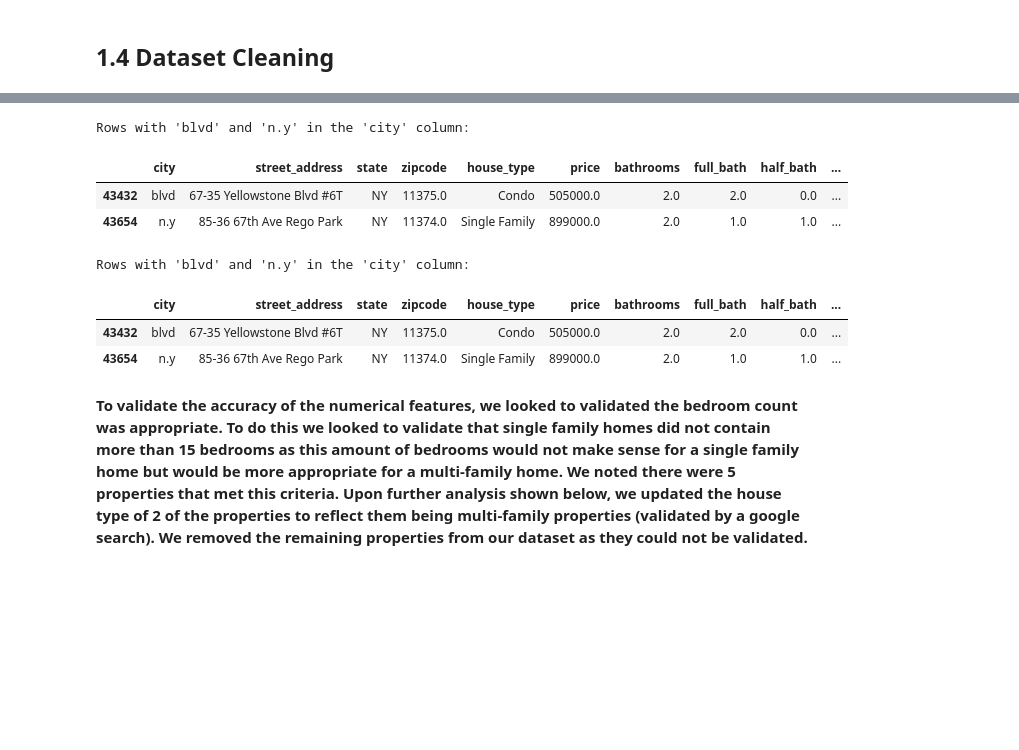
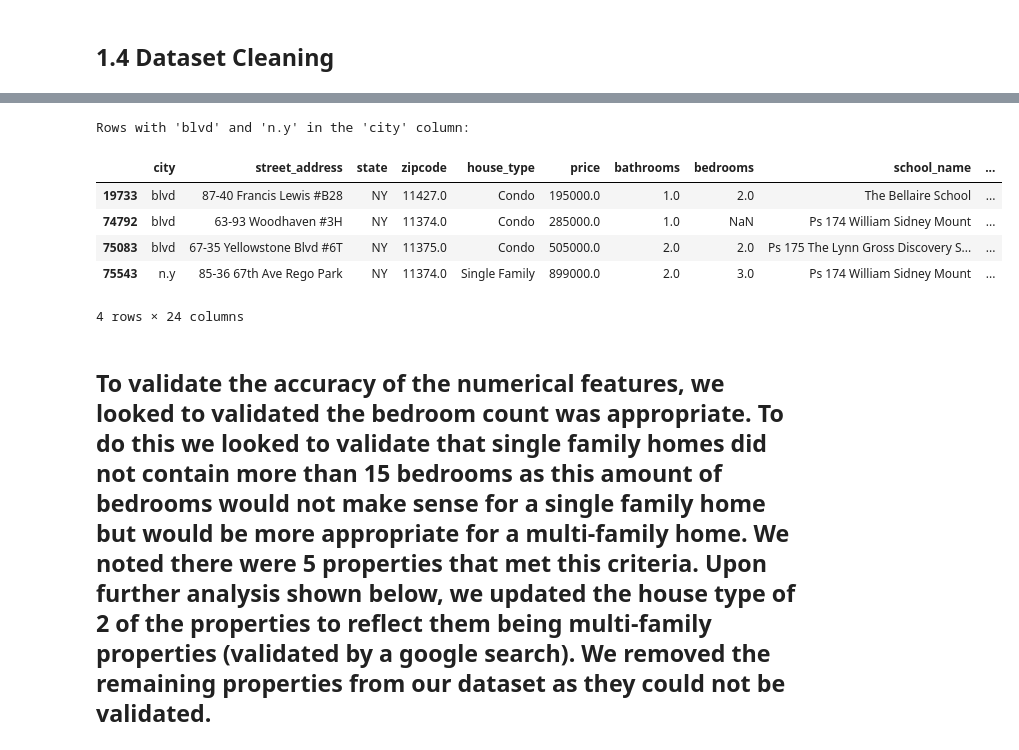
Before and after one commit to Hdubbs81/RealEstate-Insight-Capstone, a Jupyter notebook: 1. RealEstate_Insight_Data_Wrangling.ipynb, the cells around one changed output, grey strips where cells are left out. Saved outputs shown, nothing was run; the diff lists cells and outputs as text; code cells hidden in the pictures; blank space fills up the shorter version.

```diff
--- a/1. RealEstate_Insight_Data_Wrangling.ipynb
+++ b/1. RealEstate_Insight_Data_Wrangling.ipynb
@@ -382,0 +309,3 @@ Unique values in 'house_type' column:
+# %%
+non_ny_rows = non_ny_rows[non_ny_rows['street_address'].str.contains('\d', na=False)]
+non_ny_rows
@@ -382,0 +326,6 @@ Unique values in 'house_type' column:
+# %%
+cities_to_update = ['Brooklyn', 'Staten Island', 'New York', 'Richmond Hill']
+
+# Update the 'state' column to 'NY' where the 'city' column matches the cities in the list
+non_ny_rows.loc[non_ny_rows['city'].str.lower().isin([city.lower() for city in cities_to_update]), 'state'] = 'NY'
+non_ny_rows
@@ -382,0 +346,8 @@ Unique values in 'house_type' column:
+# %%
+df_3 = df_2.copy()
+non_ny_rows = pd.DataFrame(non_ny_rows)
+non_ny_rows.index = df_3.index.intersection(non_ny_rows.index)
+
+# Update df_3 with the new values from non_ny_rows
+df_3.update(non_ny_rows)
+df_3.info()
@@ -386,3 +375,3 @@ df_3 = df_3[df_3['state'] == 'NY']
 # %%
 # Convert all values in the 'city' column to lower case
-df_3['city'] = df_3['city'].str.lower()
+df_4['city'] = df_4['city'].str.lower()
@@ -507,18 +384,18 @@ Filtered DataFrame with latitude and longitude values within 1 degree of the spe
 # %%
 # Keep only rows where the 'state' column is 'NY'
-df_4= df_3[df_3['state'] == 'NY']
-
-# Convert all values in the 'city' column to lower case
-df_4['city'] = df_3['city'].str.lower()
+#df_4= df_3[df_3['state'] == 'NY']
 
 # Filter rows with 'blvd' and 'n.y' in the 'city' column
 filtered_df = df_4[df_4['city'].isin(['blvd', 'n.y'])]
 
 # Display the result
 print("Rows with 'blvd' and 'n.y' in the 'city' column:")
 filtered_df
 # %% [output]
 Rows with 'blvd' and 'n.y' in the 'city' column:
-|  | city | street_address | state | zipcode | house_type | price | bathrooms | full_bath | half_bath | ... |
-| 43432 | blvd | 67-35 Yellowstone Blvd #6T | NY | 11375.0 | Condo | 505000.0 | 2.0 | 2.0 | 0.0 | ... |
-| 43654 | n.y | 85-36 67th Ave Rego Park | NY | 11374.0 | Single Family | 899000.0 | 2.0 | 1.0 | 1.0 | ... |
+|  | city | street_address | state | zipcode | house_type | price | bathrooms | bedrooms | school_name | ... |
+| 19733 | blvd | 87-40 Francis Lewis #B28 | NY | 11427.0 | Condo | 195000.0 | 1.0 | 2.0 | The Bellaire School | ... |
+| 74792 | blvd | 63-93 Woodhaven #3H | NY | 11374.0 | Condo | 285000.0 | 1.0 | NaN | Ps 174 William Sidney Mount | ... |
+| 75083 | blvd | 67-35 Yellowstone Blvd #6T | NY | 11375.0 | Condo | 505000.0 | 2.0 | 2.0 | Ps 175 The Lynn Gross Discovery S... | ... |
+| 75543 | n.y | 85-36 67th Ave Rego Park | NY | 11374.0 | Single Family | 899000.0 | 2.0 | 3.0 | Ps 174 William Sidney Mount | ... |
+4 rows × 24 columns
@@ -529,12 +401,0 @@ df_3['city'] = df_3['city'].replace('blvd', 'flushing')
-# %%
-# Filter rows with 'blvd' and 'n.y' in the 'city' column
-filtered_df = df_4[df_4['city'].isin(['blvd', 'n.y'])]
-
-# Display the result
-print("Rows with 'blvd' and 'n.y' in the 'city' column:")
-filtered_df
-# %% [output]
-Rows with 'blvd' and 'n.y' in the 'city' column:
-|  | city | street_address | state | zipcode | house_type | price | bathrooms | full_bath | half_bath | ... |
-| 43432 | blvd | 67-35 Yellowstone Blvd #6T | NY | 11375.0 | Condo | 505000.0 | 2.0 | 2.0 | 0.0 | ... |
-| 43654 | n.y | 85-36 67th Ave Rego Park | NY | 11374.0 | Single Family | 899000.0 | 2.0 | 1.0 | 1.0 | ... |
@@ -544,4 +402,4 @@ df_3 = df_3.drop_duplicates()
 # %% [markdown]
-**To validate the accuracy of the numerical features, we looked to validated the bedroom count was appropriate. To do this we looked to validate that single family homes did not contain more than 15 bedrooms as this amount of bedrooms would not make sense for a single family home but would be more appropriate for a multi-family home. We noted there were 5 properties that met this criteria. Upon further analysis shown below, we updated the house type of 2 of the properties to reflect them being multi-family properties (validated by a google search). We removed the remaining properties from our dataset as they could not be validated.**
+## To validate the accuracy of the numerical features, we looked to validated the bedroom count was appropriate. To do this we looked to validate that single family homes did not contain more than 15 bedrooms as this amount of bedrooms would not make sense for a single family home but would be more appropriate for a multi-family home. We noted there were 5 properties that met this criteria. Upon further analysis shown below, we updated the house type of 2 of the properties to reflect them being multi-family properties (validated by a google search). We removed the remaining properties from our dataset as they could not be validated.
 # %%
 # Filter rows where the 'bedrooms' column has values greater than 15 and 'house_type' is 'Single Family'
```
Also changed, not shown: parts of 120 cells of this notebook.
